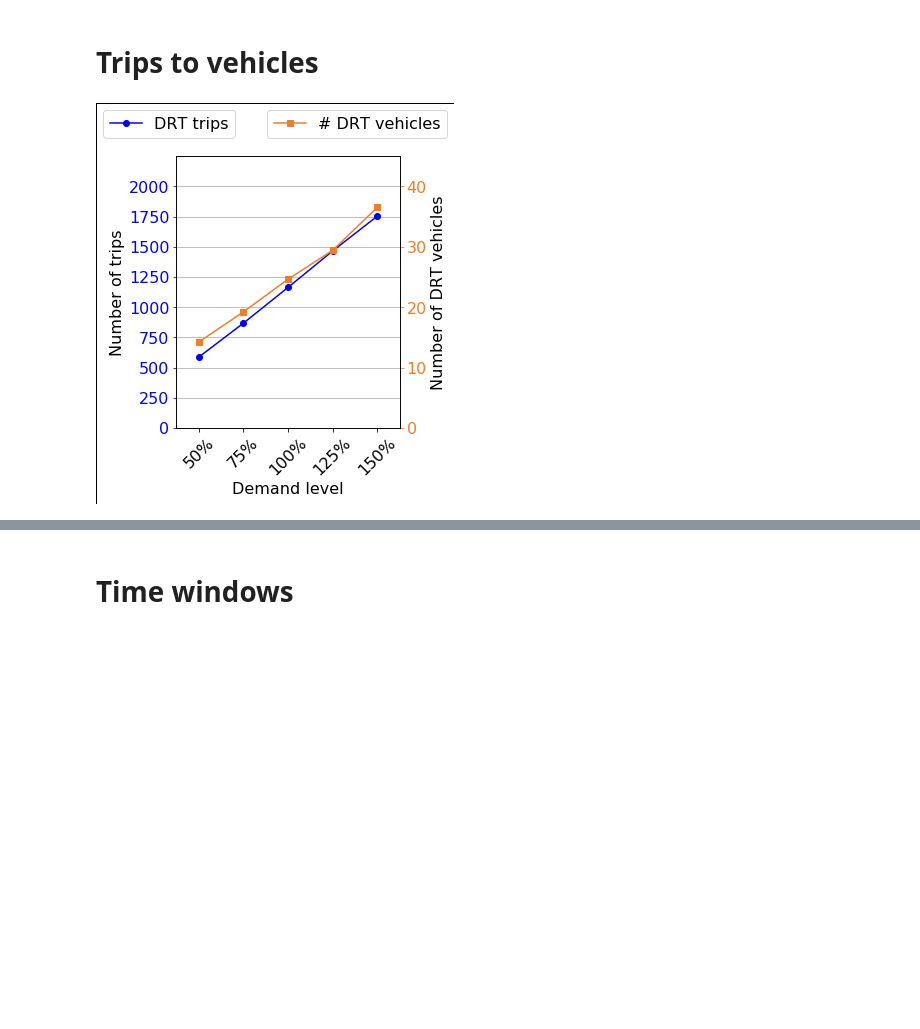
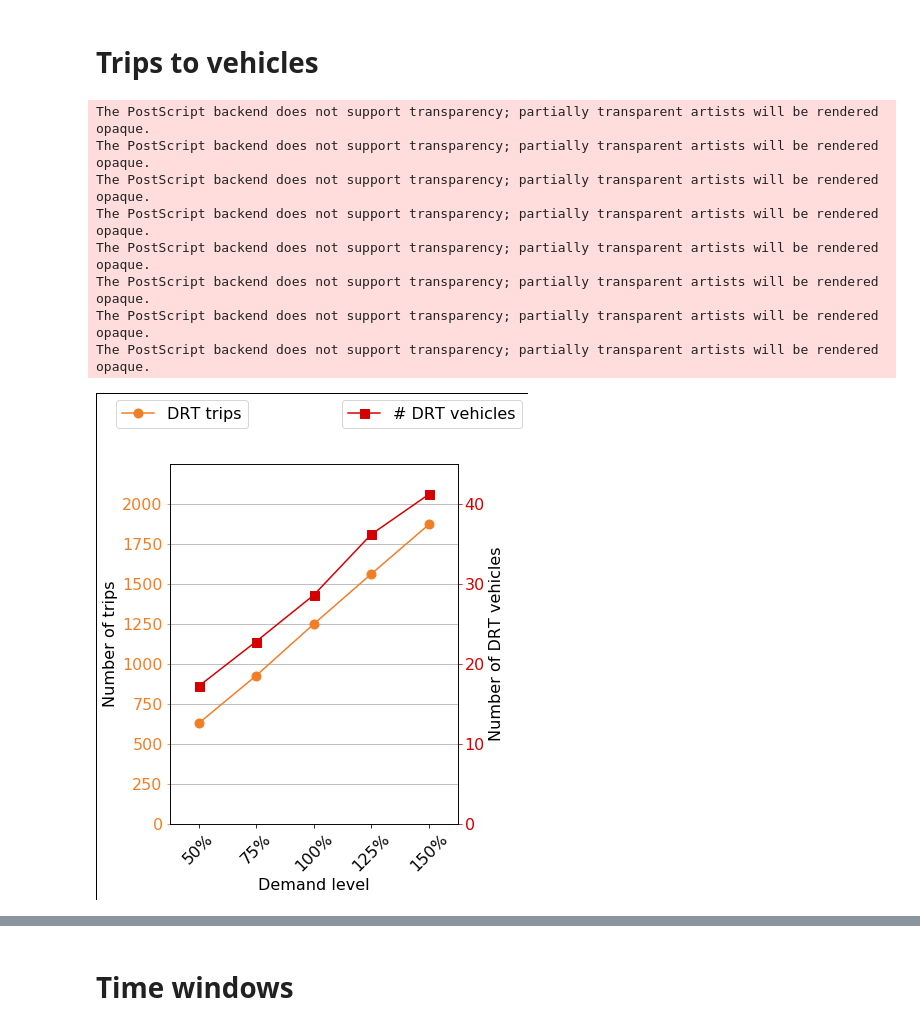
Before and after one commit to serdyt/Simulation-post-processing, a Jupyter notebook: Lolland article charts.ipynb, the cells around one changed output, grey strips where cells are left out. Cells and saved outputs as stored; diff of their text form; code cells hidden in the pictures; blank space fills up the shorter version.

```diff
--- a/Lolland article charts.ipynb
+++ b/Lolland article charts.ipynb
@@ -7,62 +9,78 @@ matplotlib.rc('font', **font)
 import numpy as np
 # %%
 k2orange='#f17e26'
+drtcolor1=k2orange
+drtcolor2='#d40000'
+buscolor='blue'
 w=4
 h=5
 # %%
-lo = {'DRT trips': [585.4,866.4,1162.6,1464.4,1752.75],
-      '# DRT vehicles': [14.2,19.2,24.6,29.4,36.5],
-      'DRT VKT': [4874.888,6633.25276,8533.47,10291.28606,11718.18],
+lo = {'DRT trips': [628.2,926.4,1249,1562.4,1871.6],
+      '# DRT vehicles': [17.2,22.8,28.6,36.2,41.2],
+      'DRT VKT': [5672.44816,7542.27408,9733.44466,11583.19706,13263.55978],
       'Bus VKT': [3952.85,3952.85,3952.85,3952.85,3999.8],
 
-      'direct km. / drt km.': [0.959506601,1.072136381,1.10794291,1.172222792,1.220177115],
-      'direct min. / drt min.': [0.790357936,0.867147875,0.888431204,0.927914606,0.956198572],
-      'pass. / vehicle hour': [4.754357944,5.124030848,5.273249758,5.4514115,5.670486744],
-      'VKT / vehicle': [264.9395652,288.4022939,311.4405109,299.1652924,275.7218824],
-      'VKT / pass.': [8.327447899,7.65610891,7.339987958,7.027646857,6.685596919],
-      'direct km / pass.': [7.990241225,8.208392896,8.13228762,8.237967821,8.157612362],
+      'direct km. / drt km.': [0.899401798,1.023260592,1.058135753,1.130339102,1.168454725],
+      'direct min. / drt min.': [0.751750296,0.837019531,0.858834165,0.905139127,0.929652706],
+      'pass. / vehicle hour': [4.470011329,4.891293355,5.051939332,5.248442469,5.454067837],
+      'VKT / vehicle': [329.7934977,330.8014947,340.3302329,319.9778193,321.9310626],
+      'VKT / pass.': [9.0290432,8.143164992,7.791740905,7.415550737,7.087981154],
+      'direct km / pass.': [8.11815976,8.327359597,8.240362086,8.379533332,8.281177267],
 
-      'bus emissions': [3.6524334,3.6524334,3.6524334,3.6524334,3.6958152],
-      'DRT emissions': [1.260889781,1.715690826,2.207182016,2.661841139,3.030907257],
+#       'bus emissions': [3.6524334,3.6524334,3.6524334,3.6524334,3.6958152],
+#       'DRT emissions': [1.260889781,1.715690826,2.207182016,2.661841139,3.030907257],
 
       '# buses': [16,16,16,16,18],
 
-
 }
 lo = pd.DataFrame(lo)
+# %%
+lo['bus emissions'] = lo['Bus VKT']*806.8425/1000/1000
+lo['DRT emissions'] = lo['DRT VKT']*211.118/1000/1000
+lo['bus energy'] = lo['Bus VKT']*4.268176891/1000
+lo['DRT energy'] = lo['DRT VKT']*0.883/1000
 # %% [markdown]
 # Trips to vehicles
 # %%
 fig = plt.figure(edgecolor="black", linewidth=1, figsize=(w,h))
 
-ax = lo['DRT trips'].plot(legend = True, style=['o-b','s-b','o-r','x-r','s-r'])
+ax = fig.add_axes([1., 1., 1., 1.])
+lo['DRT trips'].plot(legend = True, marker='o', color=drtcolor1, ax=ax)
 ax2=ax.twinx()
-lo['# DRT vehicles'].plot(legend = True, marker='s', color=k2orange, ax=ax2)
+lo['# DRT vehicles'].plot(legend = True, marker='s', color=drtcolor2, ax=ax2)
 
 ax.grid(axis="y")
 ax.set_xlim(-0.5,4.5)
 ax.set_xticks([0,1,2,3,4])
 ax.set_xticklabels(['50%', '75%', '100%', '125%', '150%'], rotation=45,)
 ax.set_yticks(np.linspace(0, 2000, 9))
 ax.set_ylim([0,2250])
 
 ax2.set_yticks(np.linspace(0, 40, 5))
 ax2.set_ylim([0,45])
 
 ax.set_xlabel('Demand level')
 ax.set_ylabel('Number of trips')
 
-ax.tick_params(axis='y', colors='b')
+ax.tick_params(axis='y', colors=drtcolor1)
 
 ax2.set_ylabel('Number of DRT vehicles')
-ax2.tick_params(axis='y', colors=k2orange)
+ax2.tick_params(axis='y', colors=drtcolor2)
 
 ax2.legend(bbox_to_anchor=(1.25, 1.2))
 ax.legend(bbox_to_anchor=(.3, 1.2))
 
-fig.savefig('data/l t-v_chart.svg',  bbox_inches='tight')
+fig.savefig('data/l_t-v_chart.eps',  bbox_inches='tight')
 # %% [output]
+The PostScript backend does not support transparency; partially transparent artists will be rendered opaque.
+The PostScript backend does not support transparency; partially transparent artists will be rendered opaque.
+The PostScript backend does not support transparency; partially transparent artists will be rendered opaque.
+The PostScript backend does not support transparency; partially transparent artists will be rendered opaque.
+The PostScript backend does not support transparency; partially transparent artists will be rendered opaque.
+The PostScript backend does not support transparency; partially transparent artists will be rendered opaque.
+The PostScript backend does not support transparency; partially transparent artists will be rendered opaque.
+The PostScript backend does not support transparency; partially transparent artists will be rendered opaque.
-[figure, old version]
+[figure, new version]
 # %%
 fig = plt.figure(edgecolor="black", linewidth=1, figsize=(w,h))
 
```
Also changed, not shown: parts of 28 cells of this notebook, 8 other files.
